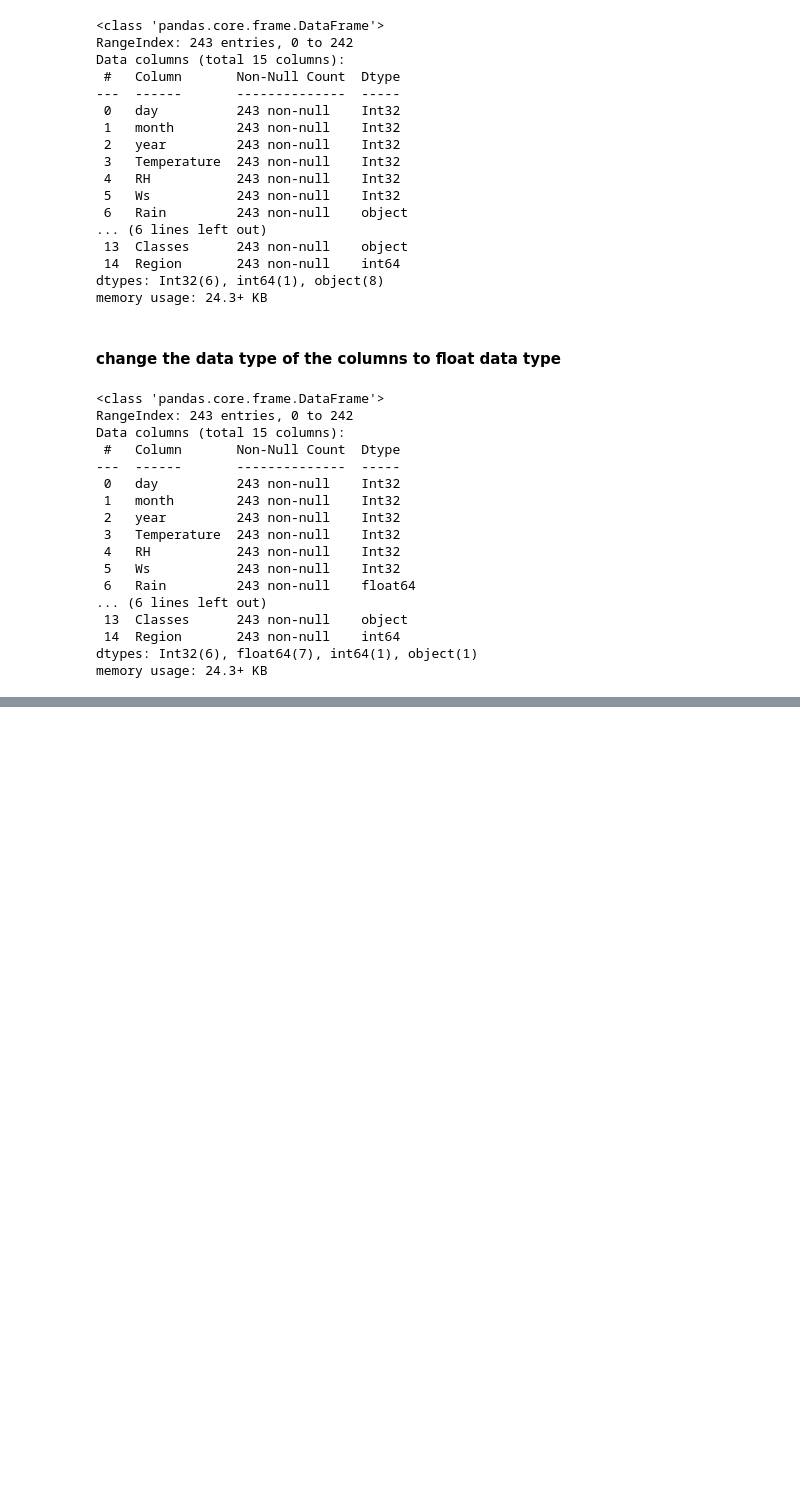
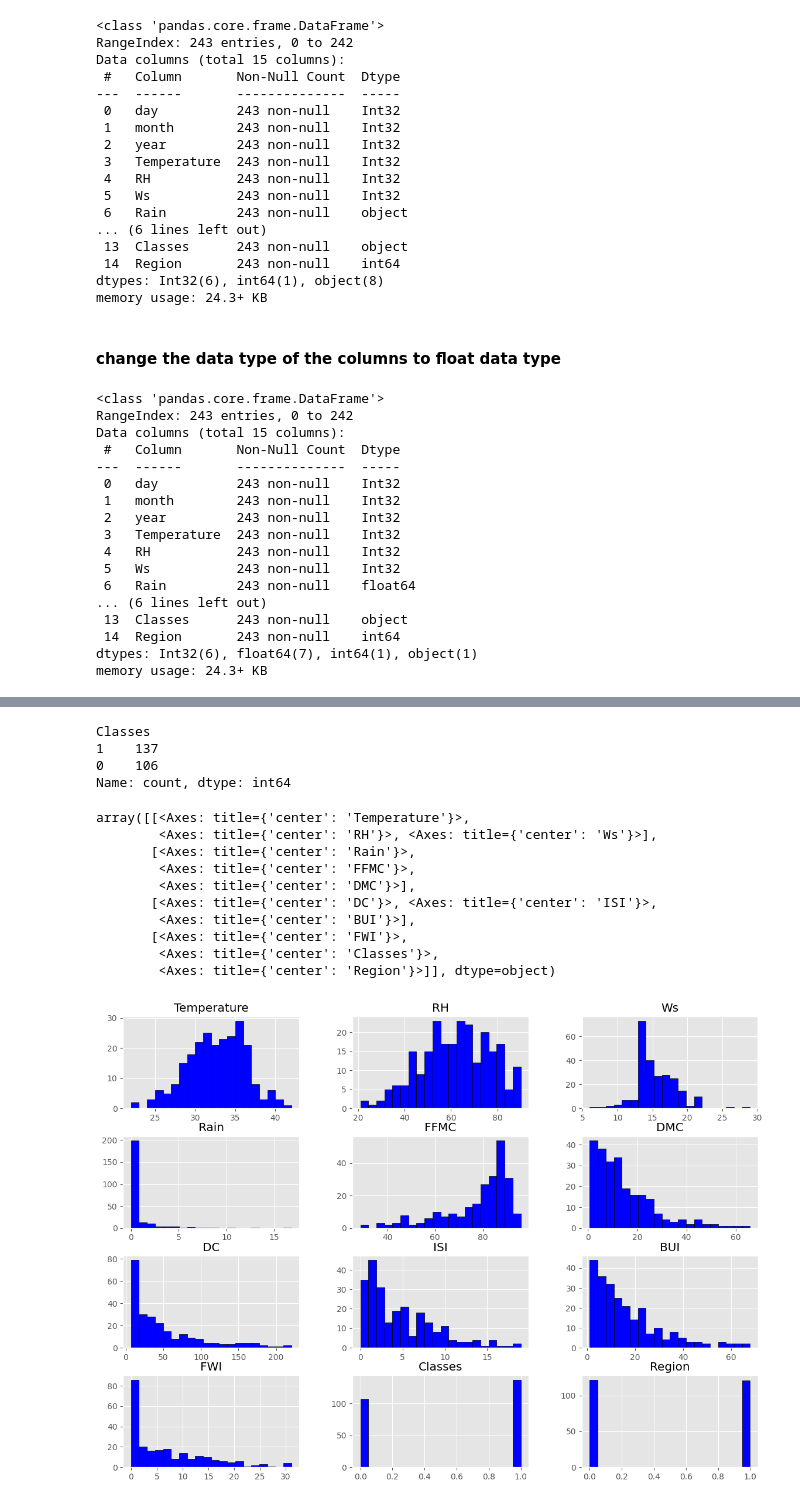
Before and after one commit to swadhinbiswas/machinelearning, a Jupyter notebook: Supervice learning/Regression/ClenDataset.ipynb, the cells around one changed output, grey strips where cells are left out. Saved outputs shown, nothing was run; the diff lists cells and outputs as text; code cells hidden in the pictures; blank space fills up the shorter version.

```diff
--- a/Supervice learning/Regression/ClenDataset.ipynb
+++ b/Supervice learning/Regression/ClenDataset.ipynb
@@ -261,0 +269,3 @@ dataset.describe()
+# %%
+dataset_copy = dataset.drop(['month','day','year'],axis=1)
+dataset_copy.head()
@@ -261,0 +279,5 @@ dataset.describe()
+# %%
+## Encode of the Categorical classes
+
+dataset_copy["Classes"]=np.where(dataset_copy["Classes"].str.contains('not fire'),0,1)
+dataset_copy.head()
@@ -261,0 +291,24 @@ dataset.describe()
+# %%
+dataset_copy['Classes'].value_counts()
+# %% [output]
+Classes
+1    137
+0    106
+Name: count, dtype: int64
+# %%
+### Ploat density plot
+
+plt.style.use('ggplot')
+dataset_copy.hist(bins=20, figsize=(14,10), color='b', edgecolor='k')
+# %% [output]
+array([[<Axes: title={'center': 'Temperature'}>,
+        <Axes: title={'center': 'RH'}>, <Axes: title={'center': 'Ws'}>],
+       [<Axes: title={'center': 'Rain'}>,
+        <Axes: title={'center': 'FFMC'}>,
+        <Axes: title={'center': 'DMC'}>],
+       [<Axes: title={'center': 'DC'}>, <Axes: title={'center': 'ISI'}>,
+        <Axes: title={'center': 'BUI'}>],
+       [<Axes: title={'center': 'FWI'}>,
+        <Axes: title={'center': 'Classes'}>,
+        <Axes: title={'center': 'Region'}>]], dtype=object)
+[figure, added]
```
Also changed, not shown: parts of 10 cells of this notebook, 1 other file.
